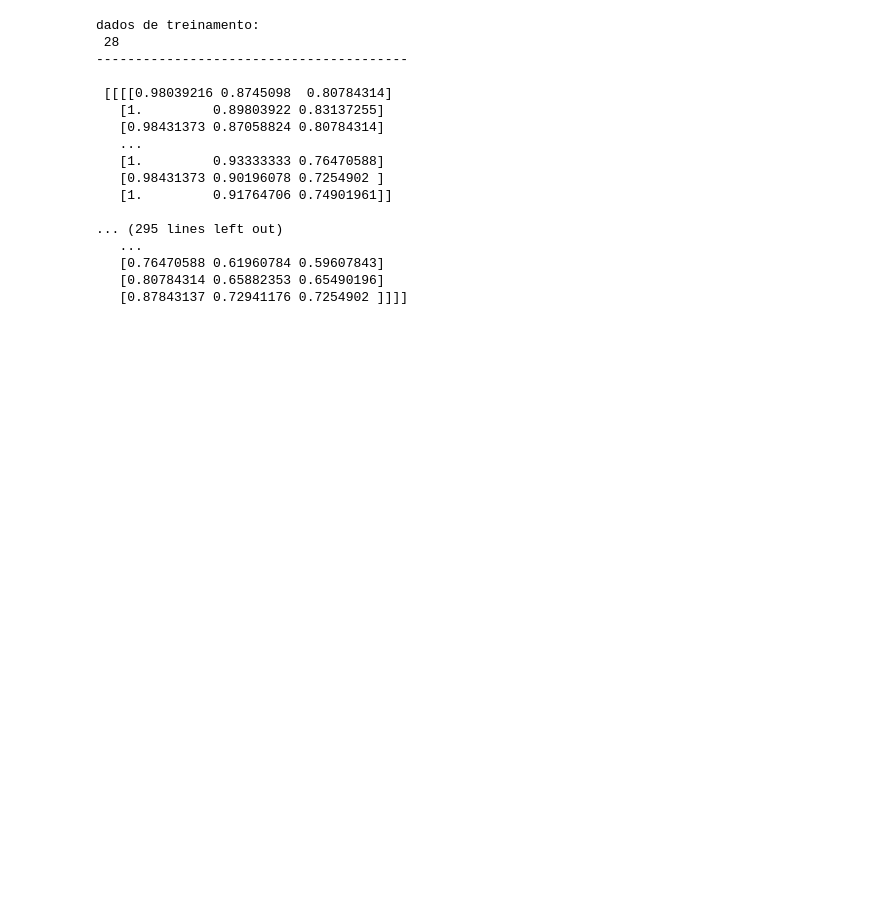
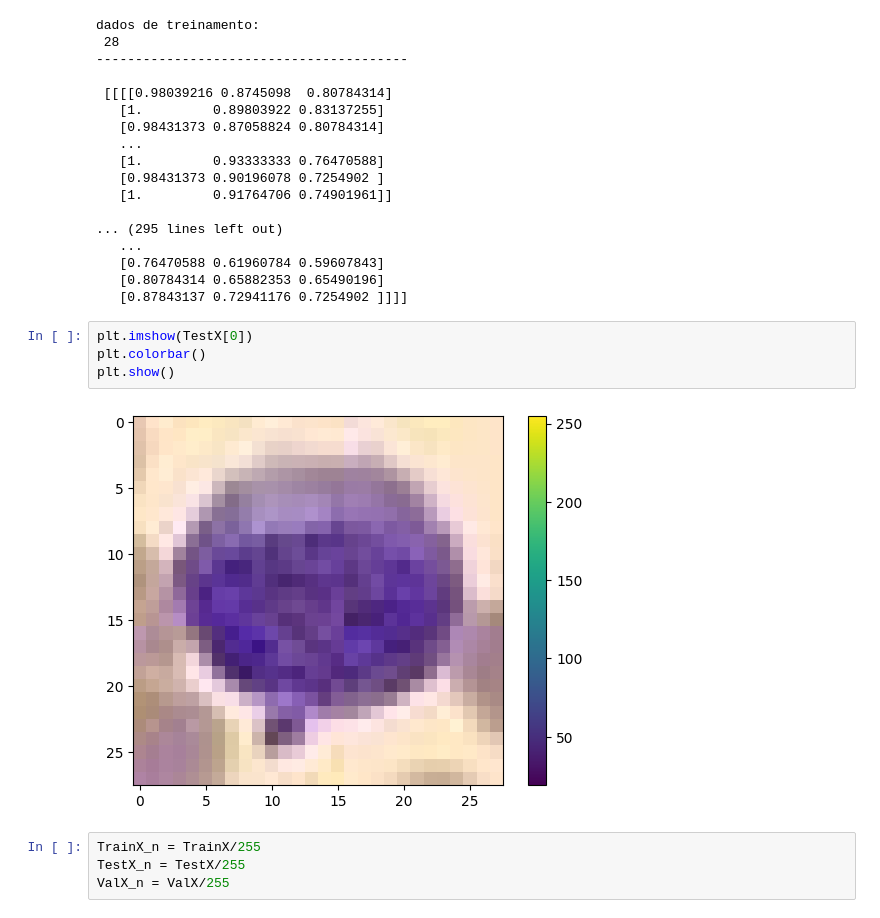
Before and after one commit to Jitesh193/IA048, a Jupyter notebook: EFC3/efc3_175867.ipynb, the cells around one changed output. Cells and saved outputs as stored; diff of their text form; blank space fills up the shorter version.

```diff
--- a/EFC3/efc3_175867.ipynb
+++ b/EFC3/efc3_175867.ipynb
@@ -38,3 +38,13 @@ dados de treinamento:
    [0.76470588 0.61960784 0.59607843]
    [0.80784314 0.65882353 0.65490196]
    [0.87843137 0.72941176 0.7254902 ]]]]
+# %%
+plt.imshow(TestX[0])
+plt.colorbar()
+plt.show()
+# %% [output]
+[figure, added]
+# %%
+TrainX_n = TrainX/255
+TestX_n = TestX/255
+ValX_n = ValX/255
```
Also changed, not shown: parts of 4 cells of this notebook.
